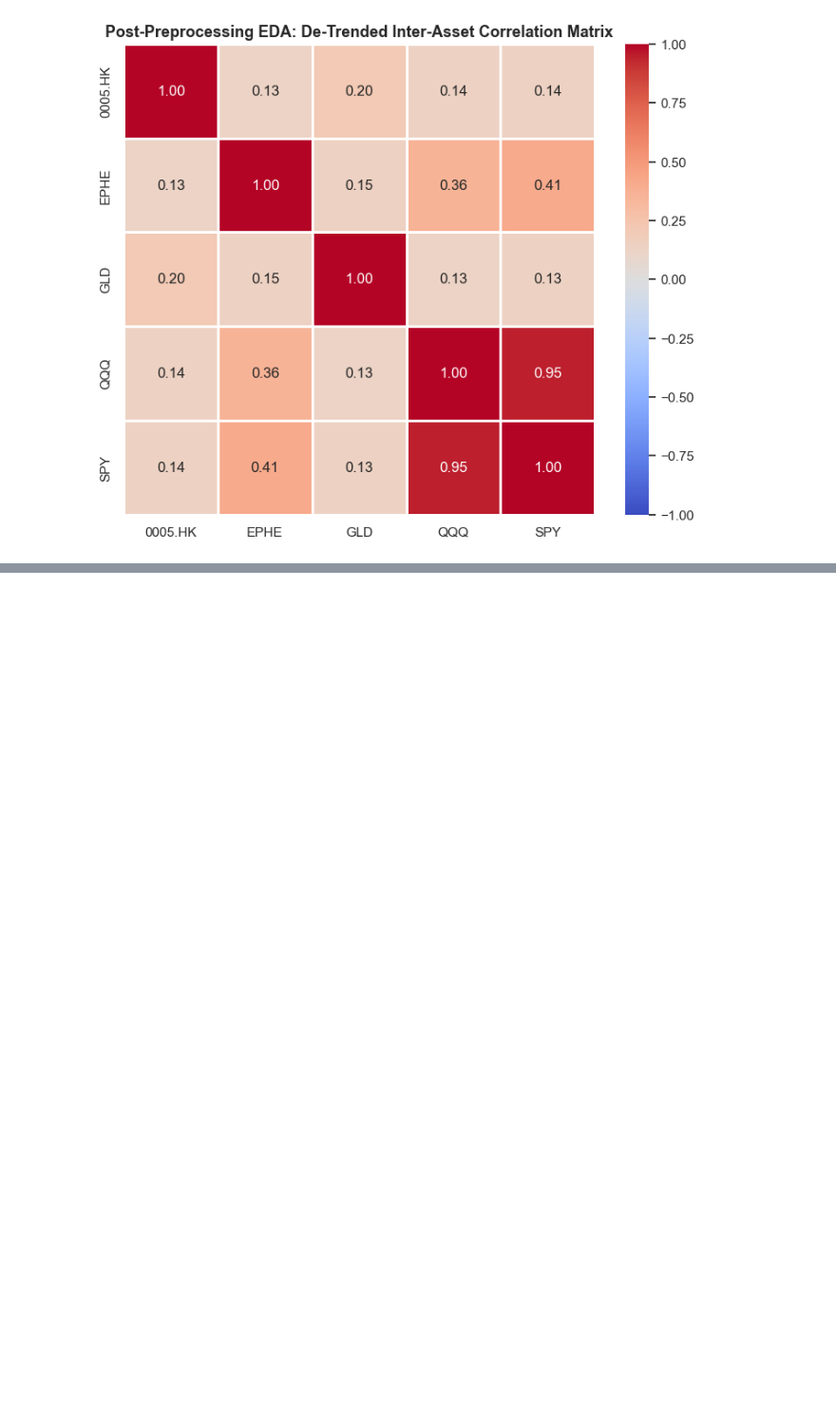
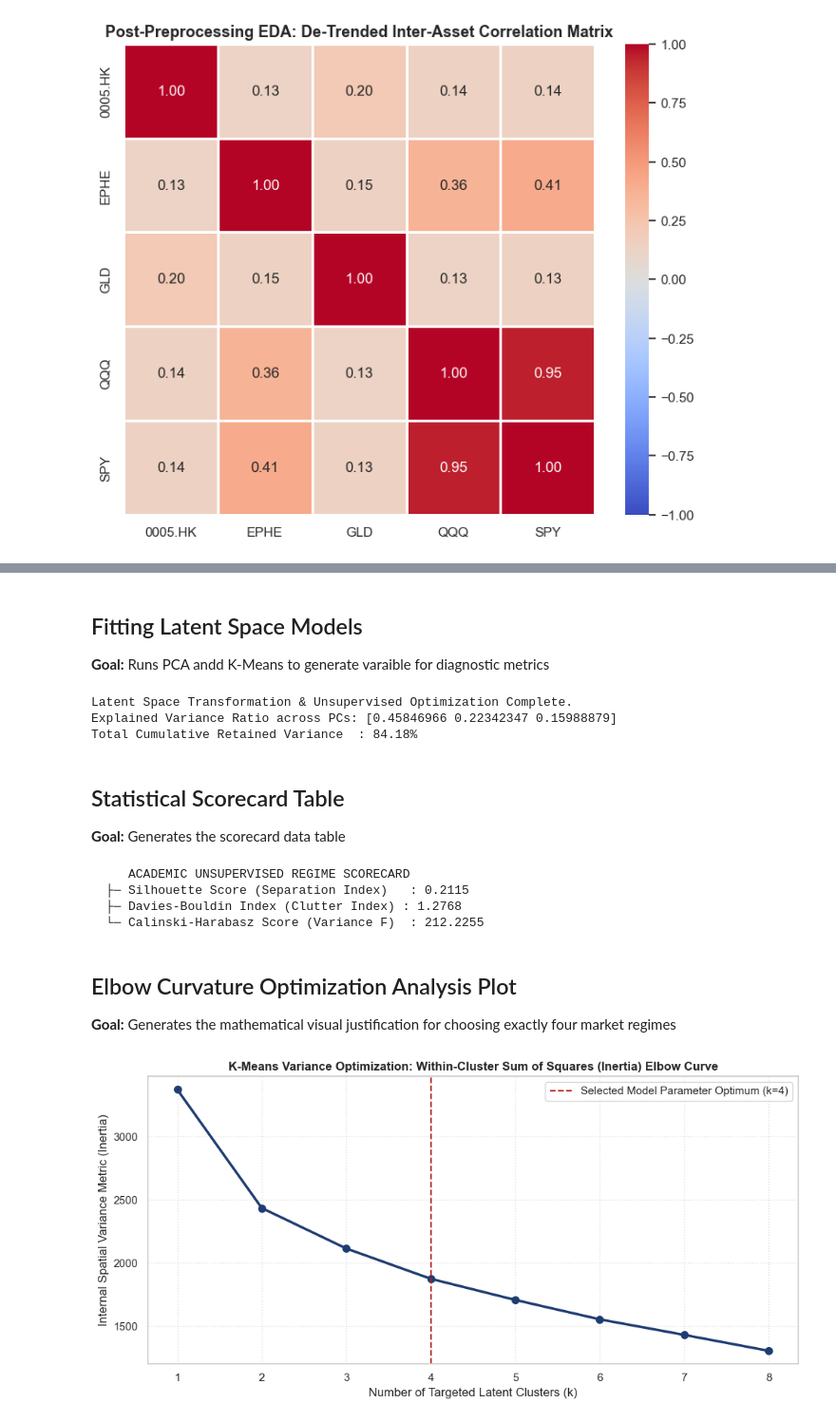
Before and after one commit to renzv-compsci/gl-move-engine, a Jupyter notebook: notebooks/Post_Preprocessing.ipynb, the cells around one changed output, grey strips where cells are left out. Shown at 95% size. Saved outputs shown, nothing was run; the diff lists cells and outputs as text; code cells hidden in the pictures; blank space fills up the shorter version.

```diff
--- a/notebooks/Post_Preprocessing.ipynb
+++ b/notebooks/Post_Preprocessing.ipynb
@@ -78,0 +153,64 @@ plt.show()
+# %% [markdown]
+## Fitting Latent Space Models
+**Goal:** Runs PCA andd K-Means to generate varaible for diagnostic metrics
+# %%
+import os
+os.environ["PYTHONIOENCODING"] = "utf-8"
+pca_transformer = PCA(n_components=3, random_state=42)
+latent_space_array = pca_transformer.fit_transform(scaled_X)
+pca_df = pd.DataFrame(latent_space_array, columns=['PC1', 'PC2', 'PC3'], index=scaled_X.index)
+
+kmeans_model = KMeans(n_clusters=4, random_state=42, n_init=10)
+final_labels = kmeans_model.fit_predict(pca_df)
+
+print("Latent Space Transformation & Unsupervised Optimization Complete.")
+print(f"Explained Variance Ratio across PCs: {pca_transformer.explained_variance_ratio_}")
+print(f"Total Cumulative Retained Variance  : {np.sum(pca_transformer.explained_variance_ratio_)*100:.2f}%")
+# %% [output]
+Latent Space Transformation & Unsupervised Optimization Complete.
+Explained Variance Ratio across PCs: [0.45846966 0.22342347 0.15988879]
+Total Cumulative Retained Variance  : 84.18%
+# %% [markdown]
+## Statistical Scorecard Table
+**Goal:** Generates the scorecard data table
+# %%
+sil = silhouette_score(pca_df, final_labels)
+db = davies_bouldin_score(pca_df, final_labels)
+ch = calinski_harabasz_score(pca_df, final_labels)
+
+print("     ACADEMIC UNSUPERVISED REGIME SCORECARD")
+print(f"  ├─ Silhouette Score (Separation Index)   : {sil:.4f}")
+print(f"  ├─ Davies-Bouldin Index (Clutter Index) : {db:.4f}")
+print(f"  └─ Calinski-Harabasz Score (Variance F)  : {ch:.4f}")
+# %% [output]
+     ACADEMIC UNSUPERVISED REGIME SCORECARD
+  ├─ Silhouette Score (Separation Index)   : 0.2115
+  ├─ Davies-Bouldin Index (Clutter Index) : 1.2768
+  └─ Calinski-Harabasz Score (Variance F)  : 212.2255
+# %% [markdown]
+## Elbow Curvature Optimization Analysis Plot
+**Goal:** Generates the mathematical visual justification for choosing exactly four market regimes
+# %%
+elbow_records = []
+
+for k in range(1, 9):
+    km = KMeans(n_clusters=k, random_state=42, n_init=10)
+    km.fit(pca_df)
+    elbow_records.append({"k": k, "Inertia": km.inertia_})
+
+elbow_df = pd.DataFrame(elbow_records)
+
+plt.figure(figsize=(10, 5))
+plt.plot(elbow_df['k'], elbow_df['Inertia'], marker='o', color='#1e3c72', linewidth=2.5, markersize=7)
+
+plt.axvline(x=4, color='#b71c1c', linestyle='--', linewidth=1.5, label='Selected Model Parameter Optimum (k=4)')
+
+plt.title("K-Means Variance Optimization: Within-Cluster Sum of Squares (Inertia) Elbow Curve", weight='bold')
+plt.xlabel("Number of Targeted Latent Clusters (k)")
+plt.ylabel("Internal Spatial Variance Metric (Inertia)")
+plt.grid(True, linestyle=':', alpha=0.6)
+plt.legend()
+plt.tight_layout()
+plt.show()
+# %% [output]
+[figure, added]
```
Also changed, not shown: parts of 5 cells of this notebook, 6 other files.
